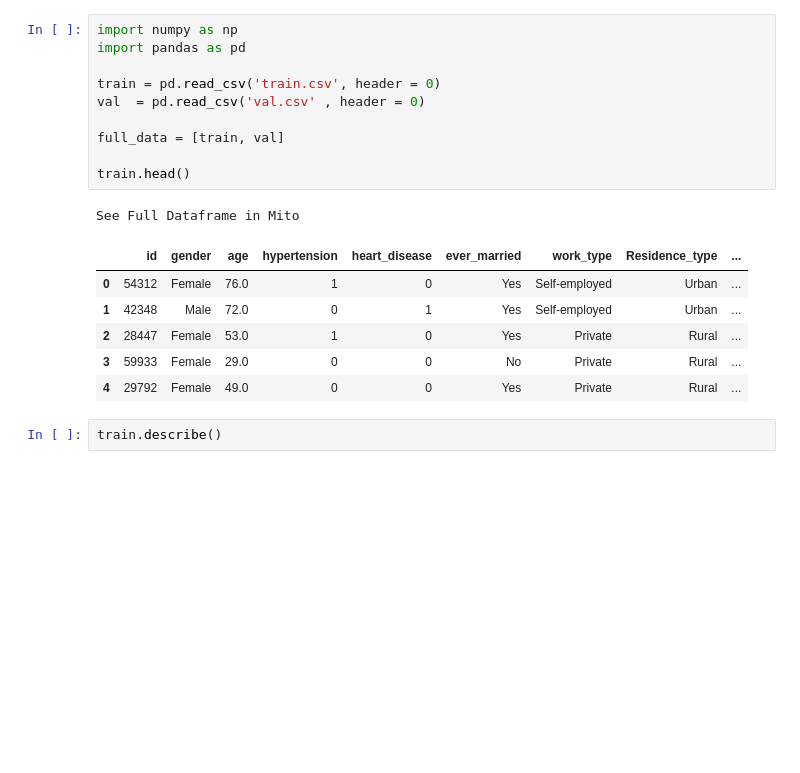
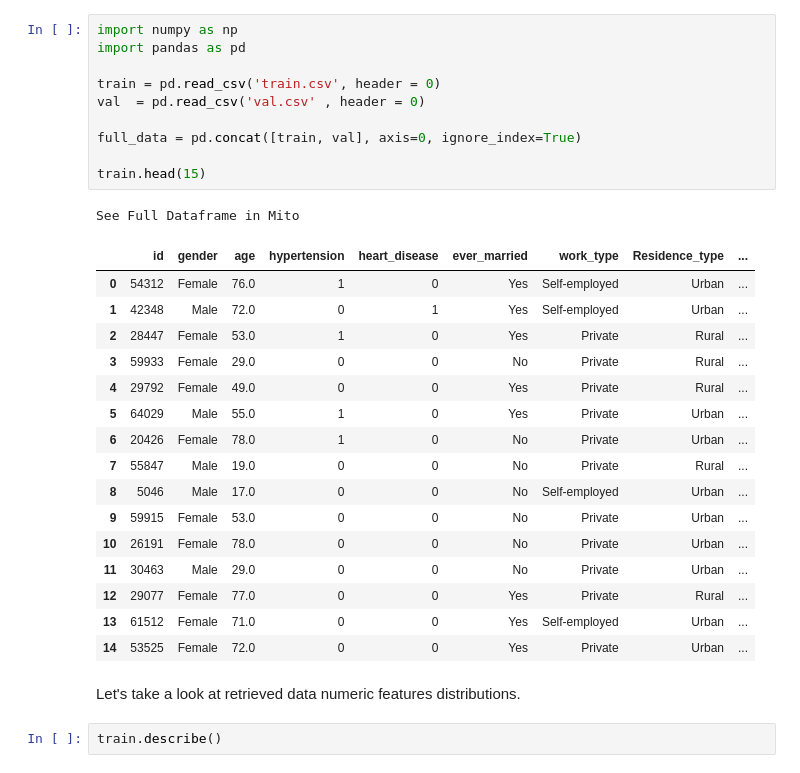
Before and after one commit to MykhaiIo/heart-attention, a Jupyter notebook: data/feature_engineering.ipynb, the cells around one changed output. Drawn from its saved outputs; the diff is of its cells as text; blank space fills up the shorter version.

```diff
--- a/data/feature_engineering.ipynb
+++ b/data/feature_engineering.ipynb
@@ -1,21 +1,33 @@
 # %%
 import numpy as np
 import pandas as pd
 
 train = pd.read_csv('train.csv', header = 0)
 val  = pd.read_csv('val.csv' , header = 0)
 
-full_data = [train, val]
+full_data = pd.concat([train, val], axis=0, ignore_index=True)
 
-train.head()
+train.head(15)
 # %% [output]
 See Full Dataframe in Mito
 |  | id | gender | age | hypertension | heart_disease | ever_married | work_type | Residence_type | ... |
 | 0 | 54312 | Female | 76.0 | 1 | 0 | Yes | Self-employed | Urban | ... |
 | 1 | 42348 | Male | 72.0 | 0 | 1 | Yes | Self-employed | Urban | ... |
 | 2 | 28447 | Female | 53.0 | 1 | 0 | Yes | Private | Rural | ... |
 | 3 | 59933 | Female | 29.0 | 0 | 0 | No | Private | Rural | ... |
 | 4 | 29792 | Female | 49.0 | 0 | 0 | Yes | Private | Rural | ... |
+| 5 | 64029 | Male | 55.0 | 1 | 0 | Yes | Private | Urban | ... |
+| 6 | 20426 | Female | 78.0 | 1 | 0 | No | Private | Urban | ... |
+| 7 | 55847 | Male | 19.0 | 0 | 0 | No | Private | Rural | ... |
+| 8 | 5046 | Male | 17.0 | 0 | 0 | No | Self-employed | Urban | ... |
+| 9 | 59915 | Female | 53.0 | 0 | 0 | No | Private | Urban | ... |
+| 10 | 26191 | Female | 78.0 | 0 | 0 | No | Private | Urban | ... |
+| 11 | 30463 | Male | 29.0 | 0 | 0 | No | Private | Urban | ... |
+| 12 | 29077 | Female | 77.0 | 0 | 0 | Yes | Private | Rural | ... |
+| 13 | 61512 | Female | 71.0 | 0 | 0 | Yes | Self-employed | Urban | ... |
+| 14 | 53525 | Female | 72.0 | 0 | 0 | Yes | Private | Urban | ... |
+# %% [markdown]
+Let's take a look at retrieved data numeric features distributions.
 # %%
 train.describe()
 # %% [output]
```
Also changed, not shown: parts of 60 cells of this notebook.
